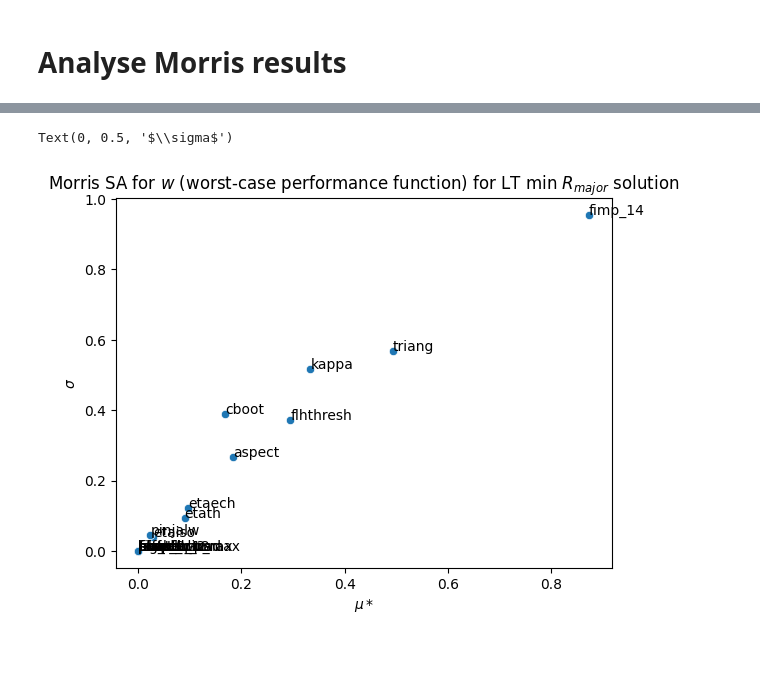
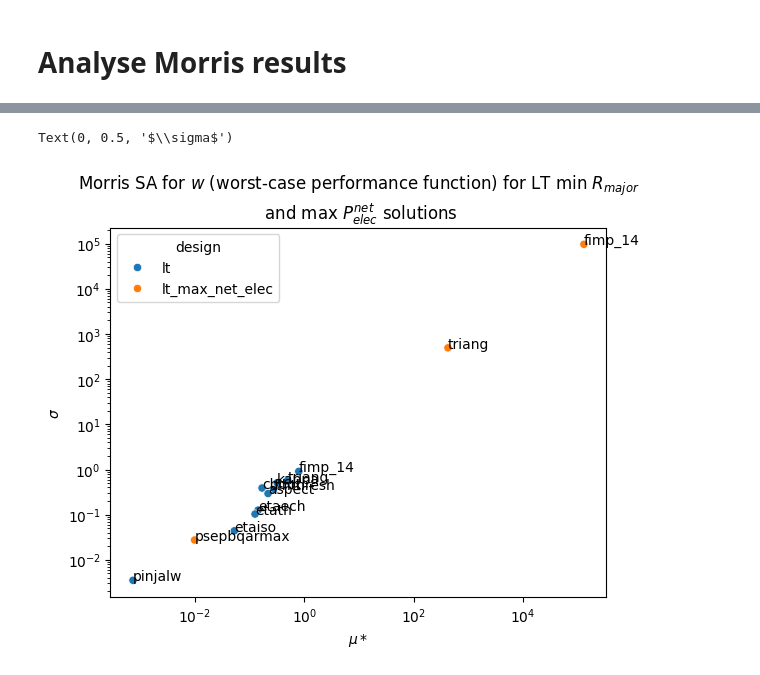
Before and after one commit to jonmaddock/dakota-process, a Jupyter notebook: morris/analyse_morris.ipynb, the cells around one changed output, grey strips where cells are left out. Saved outputs shown, nothing was run; the diff lists cells and outputs as text; code cells hidden in the pictures.

Commit message:
Separate plots for each design point

```diff
--- a/morris/analyse_morris.ipynb
+++ b/morris/analyse_morris.ipynb
@@ -47,51 +81,29 @@ results_df
 # %%
-ax = sns.scatterplot(data=results_df, x="mod_mean", y="std")
+# Plot both designs together
+ax = sns.scatterplot(data=results_df, x="mod_mean", y="std", hue="design")
 
 x_offset = 0.0
 y_offset = 0.0
 
-descriptors = [
-    "fdene",
-    "hfact",
-    "coreradius",
-    "fimp_2",
-    "fimp_14",
-    "psepbqarmax",
-    "flhthresh",
-    "cboot",
-    "peakfactrad",
-    "kappa",
-    "etaech",
-    "feffcd",
-    "etath",
-    "etaiso",
-    "boundl_18",
-    "pinjalw",
-    "alstroh",
-    "sig_tf_wp_max",
-    "aspect",
-    "boundu_2",
-    "triang",
-]
+
+def label_point(df):
+    for _, row in df.iterrows():
+        mod_mean = row["mod_mean"]
+        std = row["std"]
+        # Only label if not 0: avoid overwriting at same point
+        if mod_mean != 0.0 and std != 0.0:
+            ax.annotate(text=row["descriptor"], xy=(mod_mean, std))
 
 
-def label_point(df):
-    for i, row in df.iterrows():
-        ax.text(
-            row["mod_mean"] + x_offset,
-            row["std"] + y_offset,
-            str(descriptors[i]),
-        )
-
-
+ax.loglog()
 label_point(results_df)
 
 ax.set_title(
-    "Morris SA for $w$ (worst-case performance function) for LT min $R_{major}$ solution"
+    "Morris SA for $w$ (worst-case performance function) for LT min $R_{major}$\n"
+    " and max $P_{elec}^{net}$ solutions"
 )
 ax.set_xlabel("$\mu*$")
 ax.set_ylabel("$\sigma$")
-# ax.semilogx()
 # %% [output]
 Text(0, 0.5, '$\\sigma$')
-[figure, old version]
+[figure, new version]
```
Also changed, not shown: parts of 6 cells of this notebook.
